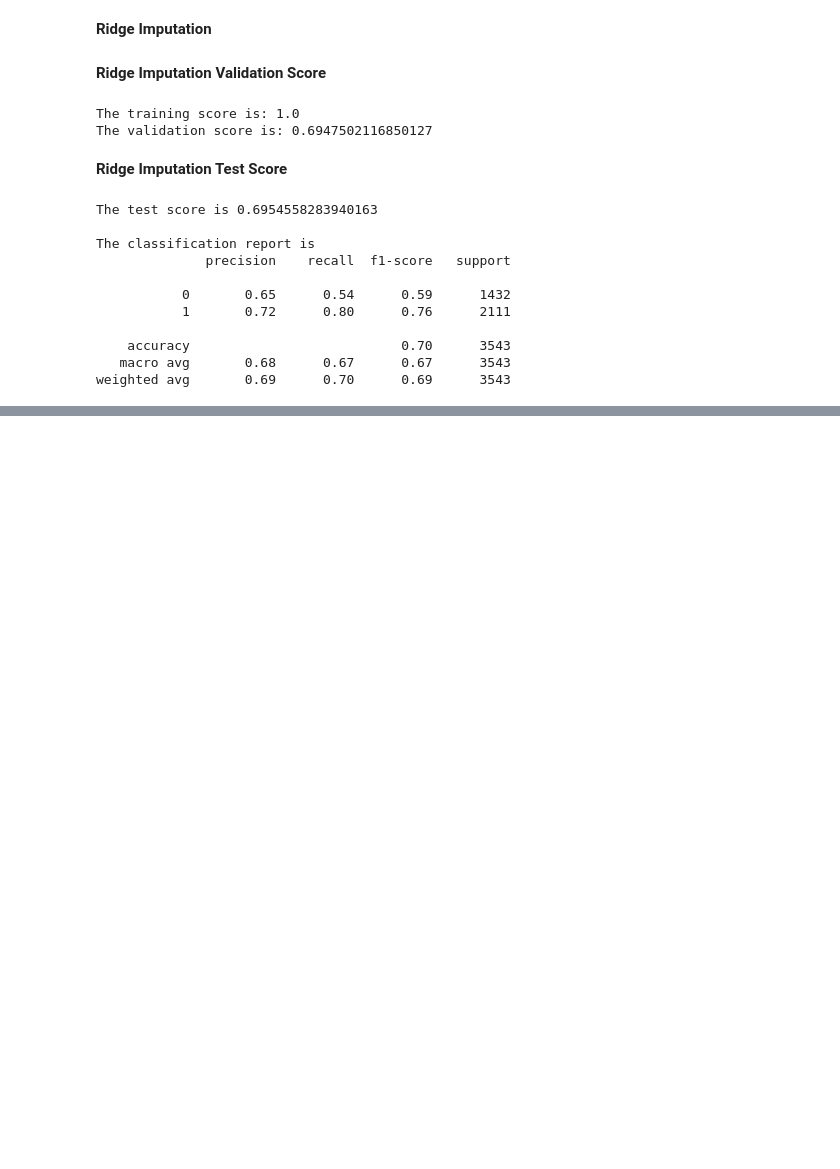
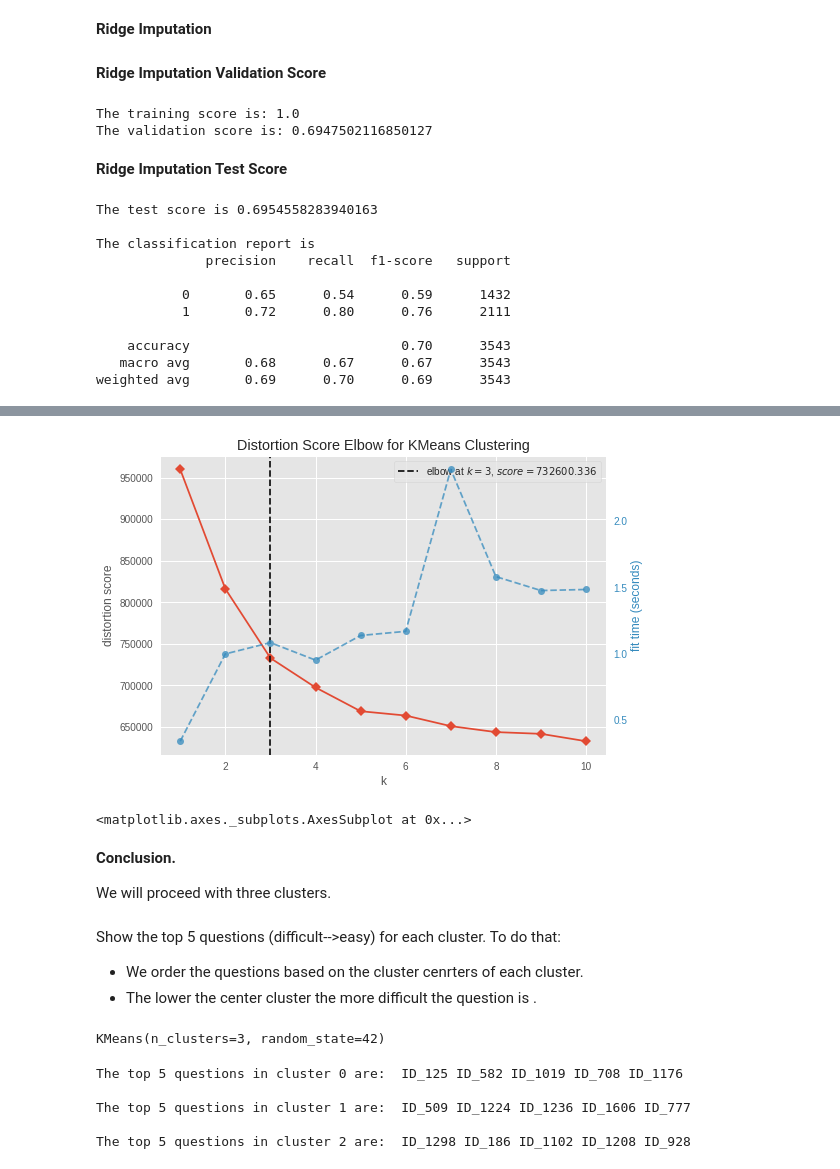
Before and after one commit to DimitriosK/Online-Education, a Jupyter notebook: Online_Platform.ipynb, the cells around one changed output, grey strips where cells are left out. Cells and saved outputs as stored; diff of their text form; code cells hidden in the pictures; blank space fills up the shorter version.

```diff
--- a/Online_Platform.ipynb
+++ b/Online_Platform.ipynb
@@ -1277,0 +1373,26 @@ weighted avg       0.69      0.70      0.69      3543
+# %%
+plt.style.use('ggplot')
+seed=42
+model = KMeans(random_state=seed)
+visualizer = KElbowVisualizer(model, k=(1,11))
+visualizer.fit(X_scaled)
+visualizer.show()
+# %% [output]
+[figure, added]
+<matplotlib.axes._subplots.AxesSubplot at 0x...>
+# %% [markdown]
+**Conclusion.**
+
+We will proceed with three clusters.
+# %% [markdown]
+Show the top 5 questions (difficult-->easy) for each cluster.
+To do that:
+* We order the questions based on the cluster cenrters of each cluster.
+* The lower the center cluster the more difficult the question is .
+# %%
+seed=42
+num_clusters=3
+km=KMeans(n_clusters=num_clusters,random_state=seed)
+km.fit(X_scaled)
+# %% [output]
+KMeans(n_clusters=3, random_state=42)
@@ -1277,0 +1402,15 @@ weighted avg       0.69      0.70      0.69      3543
+# %%
+num_clusters=3#number of clusters
+top=5 #number of top questions from difficult to easy ones
+for i in range(num_clusters):
+  sorted_indices=np.argsort(km.cluster_centers_[i])
+  top_questions=df_clust.columns[sorted_indices][:top]
+  string=f"The top {top} questions in cluster {i} are: "
+  print(string,*top_questions)
+  print()
+# %% [output]
+The top 5 questions in cluster 0 are:  ID_125 ID_582 ID_1019 ID_708 ID_1176
+
+The top 5 questions in cluster 1 are:  ID_509 ID_1224 ID_1236 ID_1606 ID_777
+
+The top 5 questions in cluster 2 are:  ID_1298 ID_186 ID_1102 ID_1208 ID_928
```
Also changed, not shown: parts of 60 cells of this notebook.
